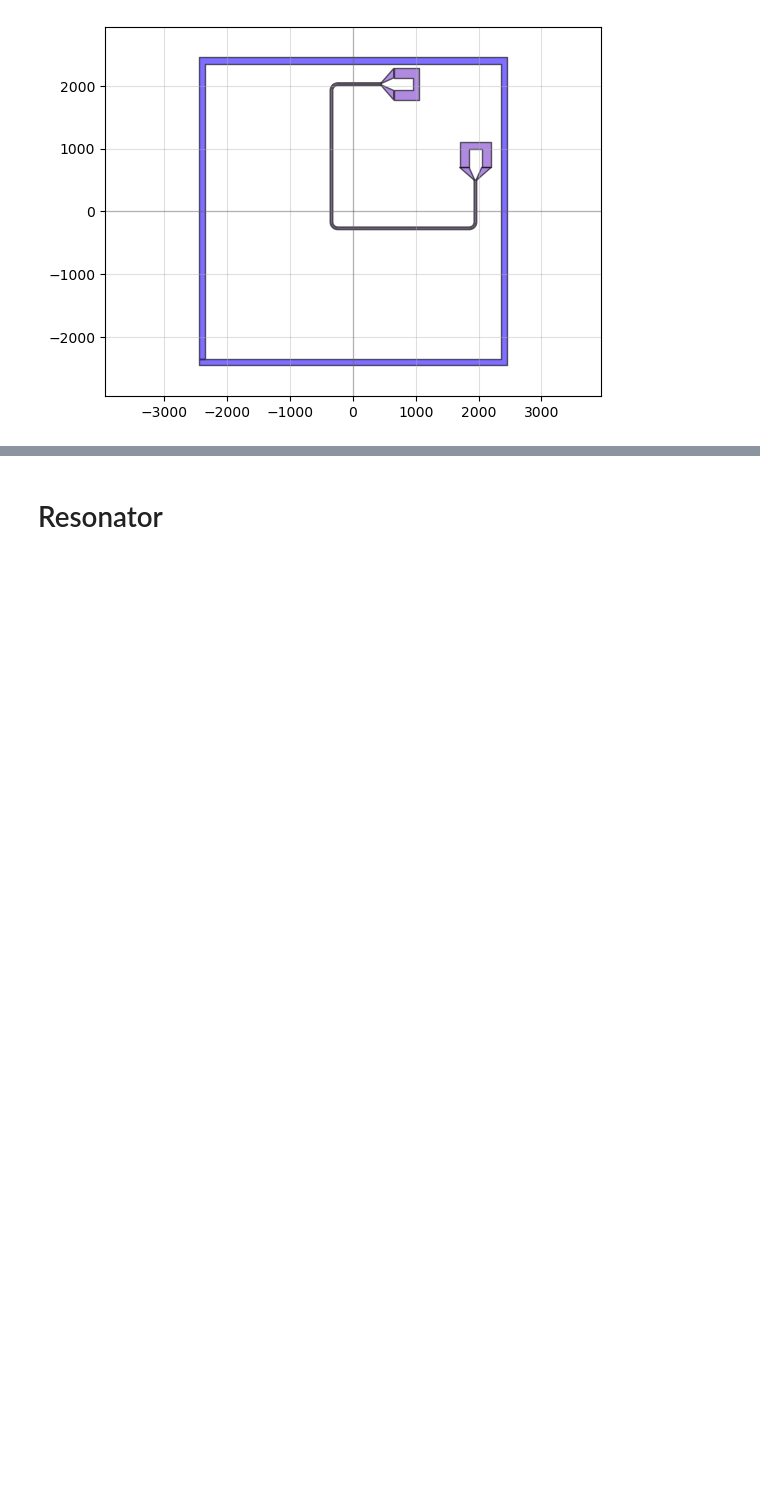
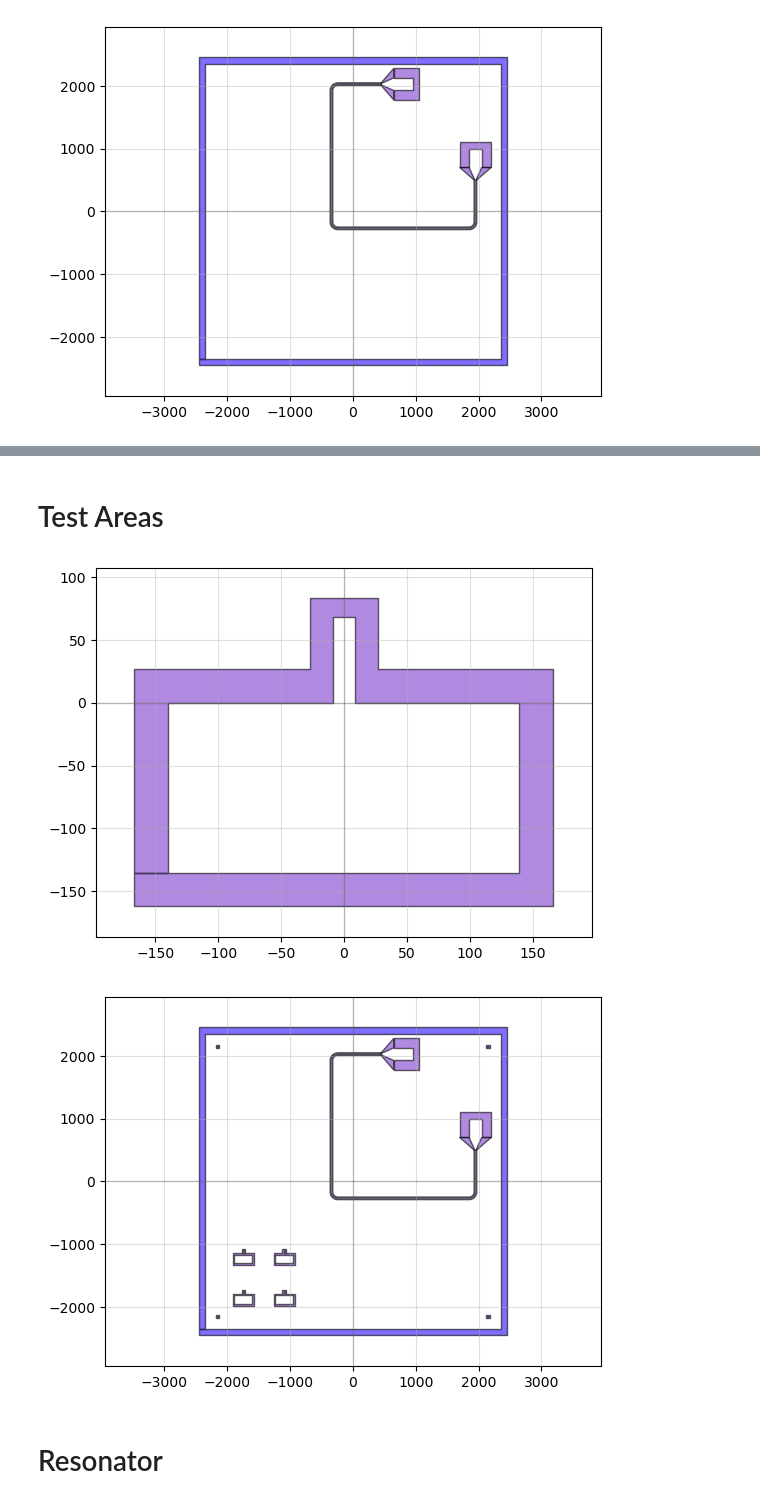
Before and after one commit to yminononono/Quantum-GDSDesign, a Jupyter notebook: transmon2D_mh.ipynb, the cells around one changed output, grey strips where cells are left out. Cells and saved outputs as stored; diff of their text form; code cells hidden in the pictures; blank space fills up the shorter version.

```diff
--- a/transmon2D_mh.ipynb
+++ b/transmon2D_mh.ipynb
@@ -49,3 +57,12 @@ qp(chipdesign)
+# %% [markdown]
+# Test Areas
+# %%
+TA = device_TestAreas()
+chipdesign.add_ref(TA)
+qp(chipdesign)
+# %% [output]
+[figure, added]
+[figure, added]
 # %% [markdown]
 # Resonator
 # %%
```
Also changed, not shown: parts of 8 cells of this notebook, 1 other file.
